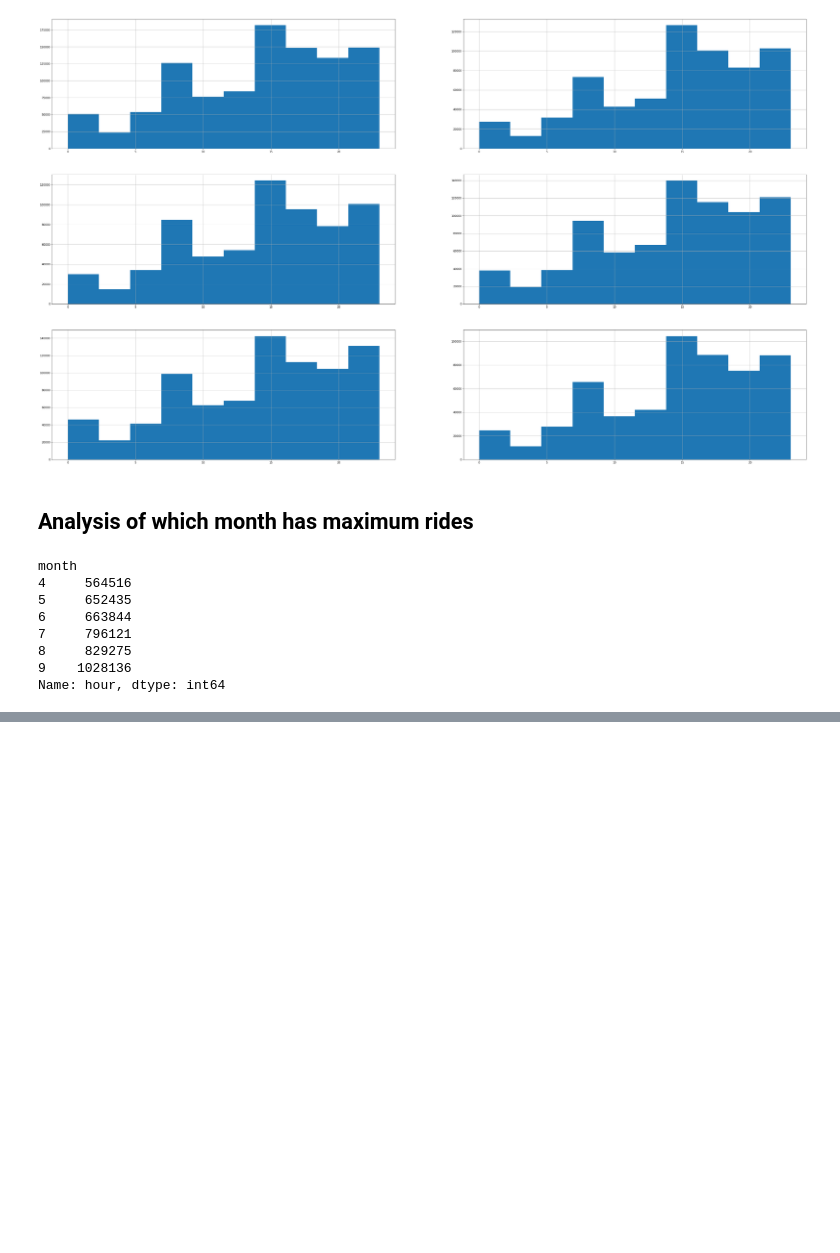
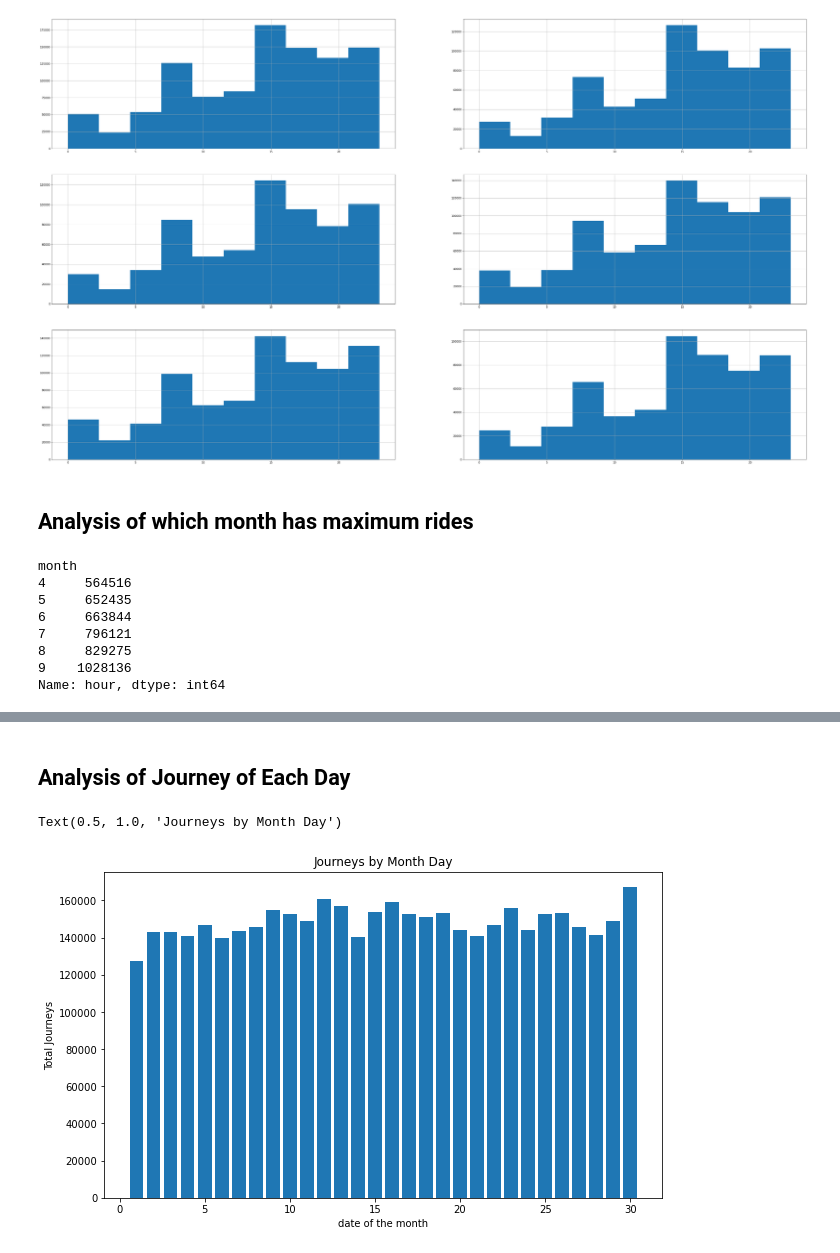
Before and after one commit to Ifegwu/data-analytics, a Jupyter notebook: data-multiple-sources.ipynb, the cells around one changed output, grey strips where cells are left out. Drawn from its saved outputs; the diff is of its cells as text; code cells hidden in the pictures; blank space fills up the shorter version.

```diff
--- a/data-multiple-sources.ipynb
+++ b/data-multiple-sources.ipynb
@@ -194,0 +226,11 @@ max_month=go.Bar(
+# %% [markdown]
+## Analysis of Journey of Each Day
+# %%
+plt.figure(figsize=(10,6))
+plt.hist(df['day'], bins=30, rwidth=.8, range=(0.5, 30.5))
+plt.xlabel('date of the month')
+plt.ylabel('Total Journeys')
+plt.title('Journeys by Month Day')
+# %% [output]
+Text(0.5, 1.0, 'Journeys by Month Day')
+[figure, added]
```
Also changed, not shown: parts of 6 cells of this notebook.
